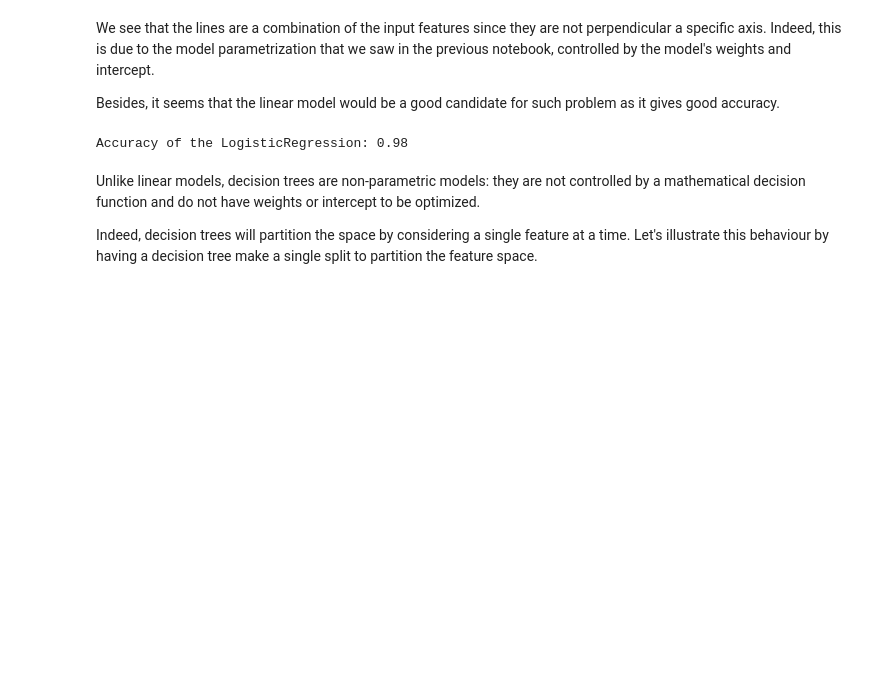
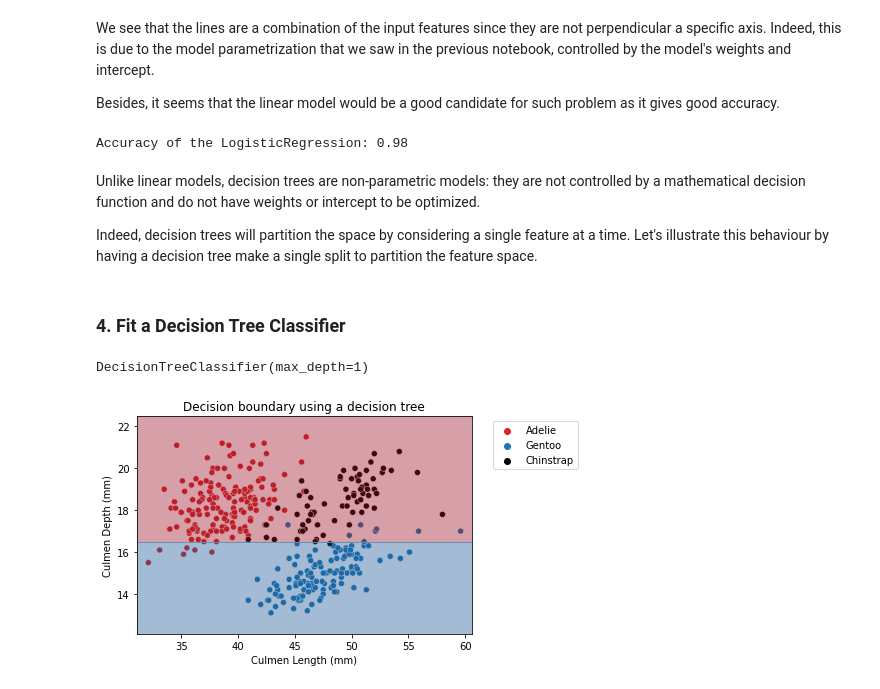
Before and after one commit to iannjari/Decision-Tree-Models, a Jupyter notebook: Lesson1.ipynb, the cells around one changed output. Drawn from its saved outputs; the diff is of its cells as text; code cells hidden in the pictures; blank space fills up the shorter version.

Commit message:
Fit a Decision Tree Classifier

```diff
--- a/Lesson1.ipynb
+++ b/Lesson1.ipynb
@@ -98,3 +98,18 @@ intercept to be optimized.
 Indeed, decision trees will partition the space by considering a single
 feature at a time. Let's illustrate this behaviour by having a decision
 tree make a single split to partition the feature space.
+# %% [markdown]
+### 4. Fit a Decision Tree Classifier
+# %%
+tree = DecisionTreeClassifier(max_depth=1)
+tree.fit(data_train, target_train)
+# %% [output]
+DecisionTreeClassifier(max_depth=1)
+# %%
+ax = sns.scatterplot(data=penguins, x=culmen_columns[0], y=culmen_columns[1],
+                     hue=target_column, palette=palette)
+plot_decision_function(tree, range_features, ax=ax)
+plt.legend(bbox_to_anchor=(1.05, 1), loc='upper left')
+_ = plt.title("Decision boundary using a decision tree")
+# %% [output]
+[figure, added]
```
Also changed, not shown: parts of 15 cells of this notebook.
